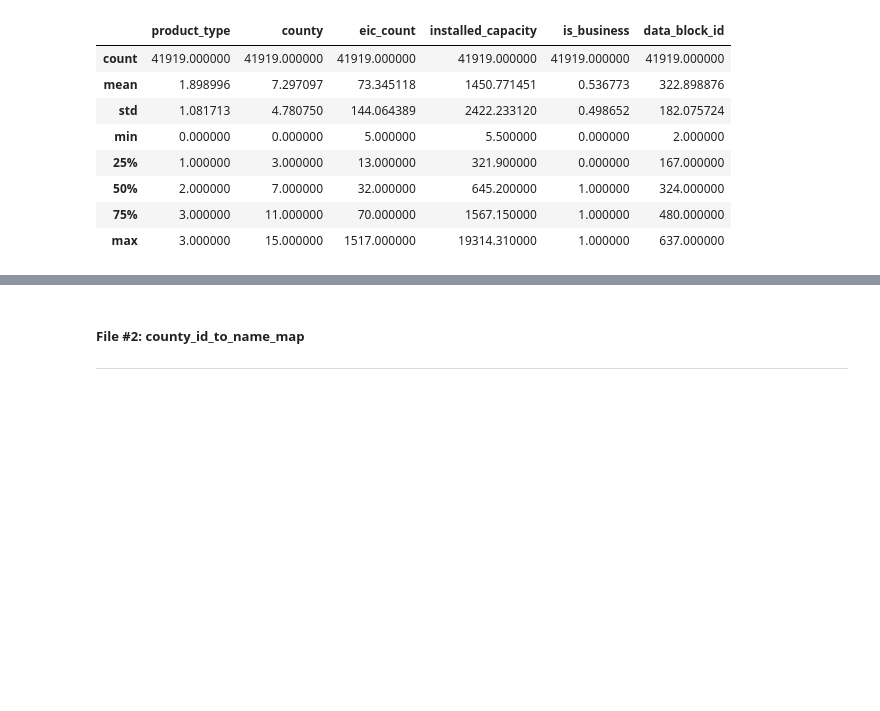
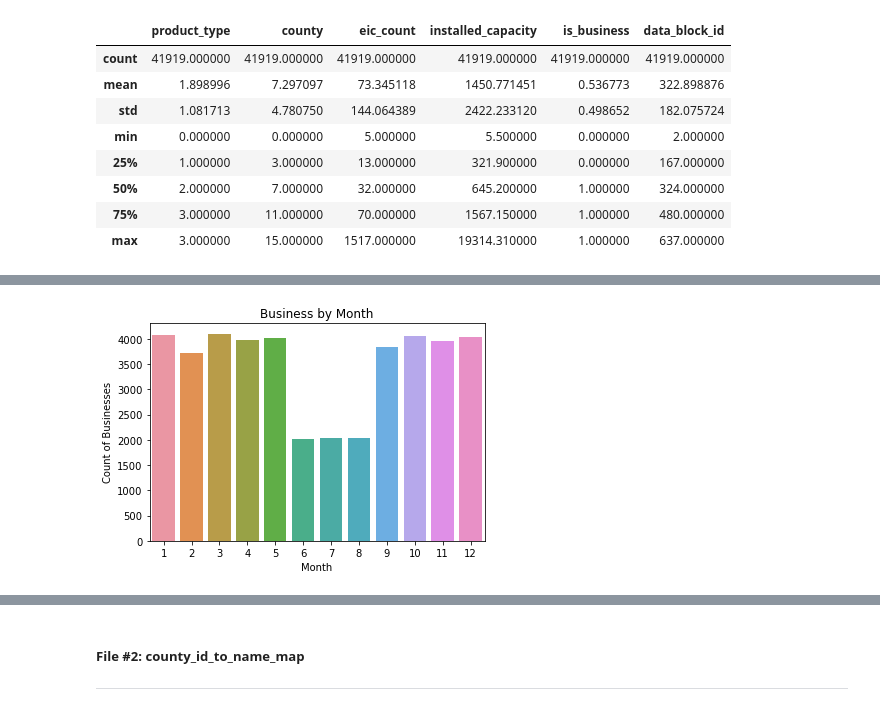
Before and after one commit to rachelhgoldstein/Enefit, a Jupyter notebook: Code/General_EDA.ipynb, the cells around one changed output, grey strips where cells are left out. Cells and saved outputs as stored; diff of their text form; code cells hidden in the pictures; blank space fills up the shorter version.

```diff
--- a/Code/General_EDA.ipynb
+++ b/Code/General_EDA.ipynb
@@ -200,0 +299,10 @@ Let's explore some patterns in the data
+# %%
+sns.barplot(data=pd.DataFrame(client.groupby('month')['is_business'].count()),
+           x=['1', '2', '3', '4', '5', '6', '7', '8', '9', '10', '11', '12'],
+           y='is_business')
+plt.title('Business by Month')
+plt.ylabel('Count of Businesses')
+plt.xlabel('Month')
+plt.show();
+# %% [output]
+[figure, added]
```
Also changed, not shown: parts of 18 cells of this notebook.
